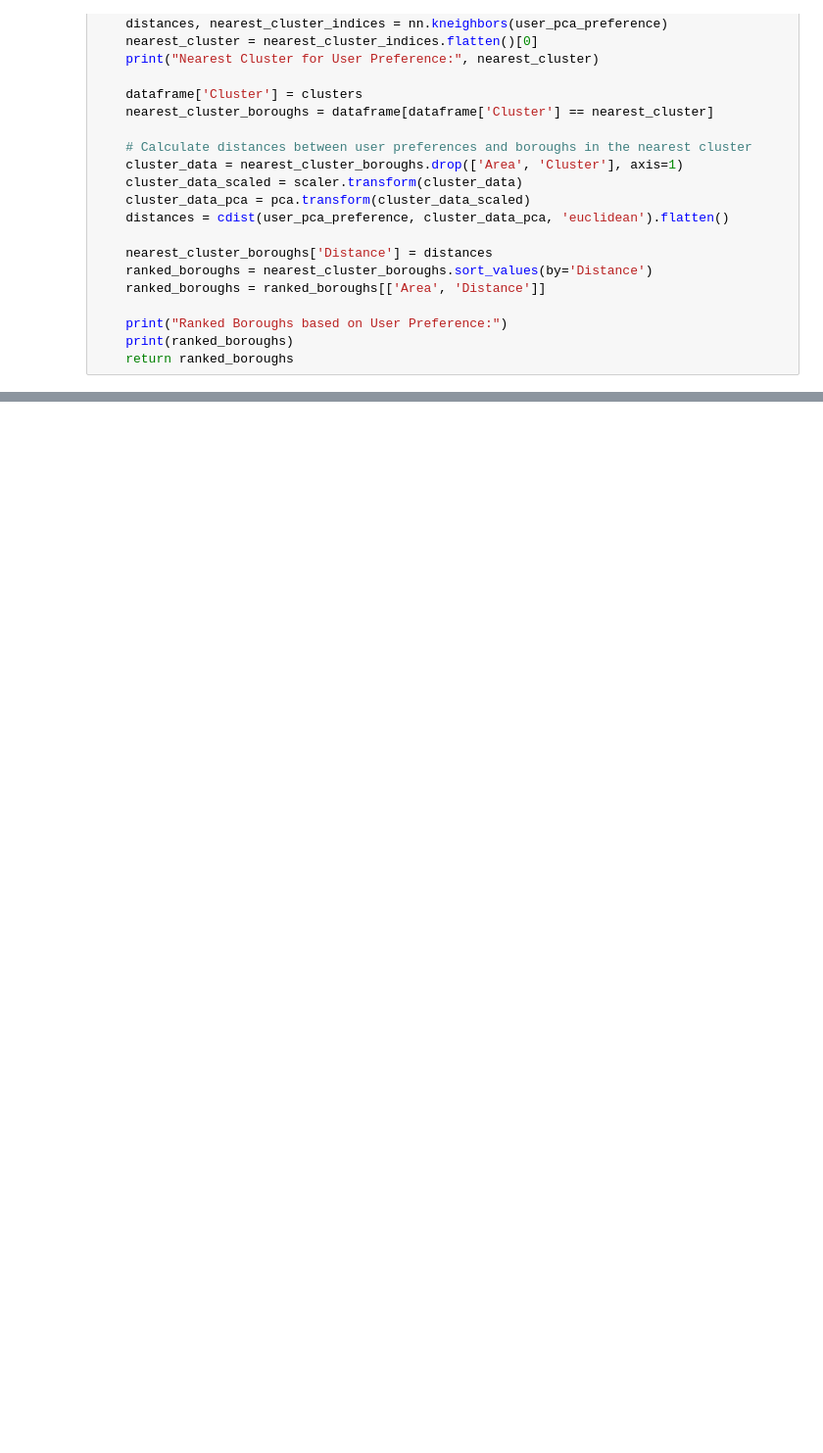
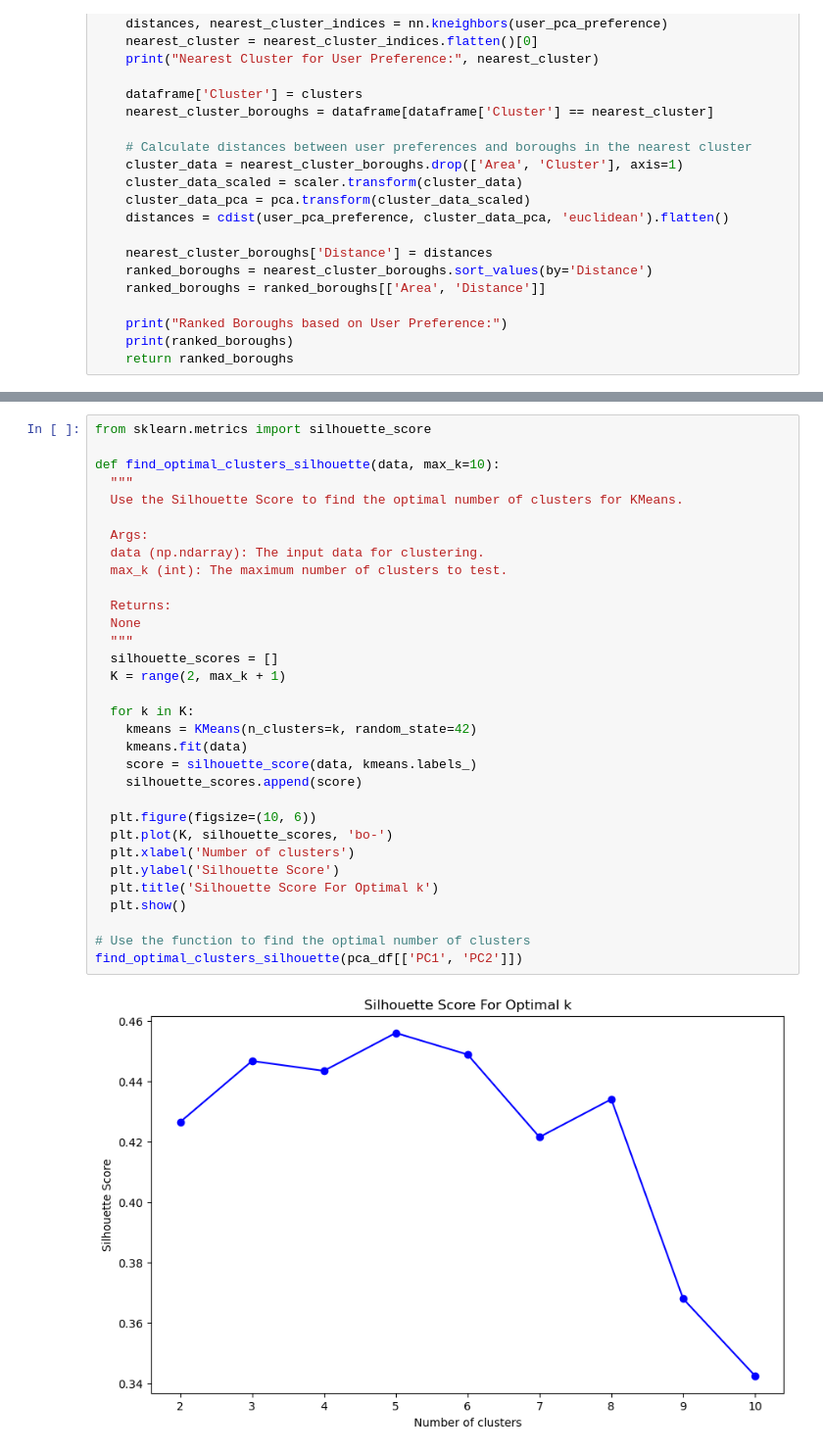
Before and after one commit to JReal10/London-Area-Recommender-System, a Jupyter notebook: area_recommender.ipynb, the cells around one changed output, grey strips where cells are left out. Shown at 98% size. Drawn from its saved outputs; the diff is of its cells as text; blank space fills up the shorter version.

```diff
--- a/area_recommender.ipynb
+++ b/area_recommender.ipynb
@@ -231,3 +316,37 @@ Ranked Boroughs based on User Preference:
+# %%
+from sklearn.metrics import silhouette_score
+
+def find_optimal_clusters_silhouette(data, max_k=10):
+  """
+  Use the Silhouette Score to find the optimal number of clusters for KMeans.
+
+  Args:
+  data (np.ndarray): The input data for clustering.
+  max_k (int): The maximum number of clusters to test.
+
+  Returns:
+  None
+  """
+  silhouette_scores = []
+  K = range(2, max_k + 1)
+
+  for k in K:
+    kmeans = KMeans(n_clusters=k, random_state=42)
+    kmeans.fit(data)
+    score = silhouette_score(data, kmeans.labels_)
+    silhouette_scores.append(score)
+
+  plt.figure(figsize=(10, 6))
+  plt.plot(K, silhouette_scores, 'bo-')
+  plt.xlabel('Number of clusters')
+  plt.ylabel('Silhouette Score')
+  plt.title('Silhouette Score For Optimal k')
+  plt.show()
+
+# Use the function to find the optimal number of clusters
+find_optimal_clusters_silhouette(pca_df[['PC1', 'PC2']])
+# %% [output]
+[figure, added]
 # %%
 # Streamlit UI
 st.title("London Borough Recommender")
```
Also changed, not shown: parts of 14 cells of this notebook, 2 other files.
